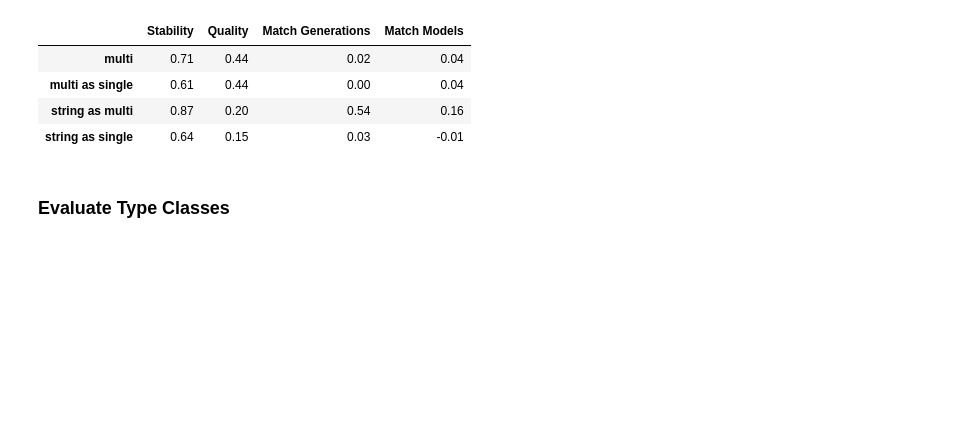
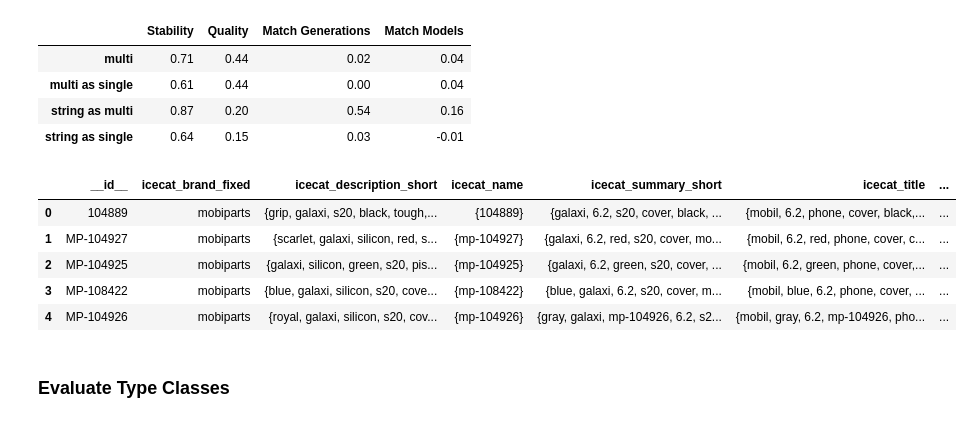
Before and after one commit to hd-code/ma-product-clustering, a Jupyter notebook: cluster-analysis/notebooks/clustering/1-cases.ipynb, the cells around one changed output. Saved outputs shown, nothing was run; the diff lists cells and outputs as text; code cells hidden in the pictures; blank space fills up the shorter version.

```diff
--- a/cluster-analysis/notebooks/clustering/1-cases.ipynb
+++ b/cluster-analysis/notebooks/clustering/1-cases.ipynb
@@ -230,3 +230,19 @@ pd.DataFrame({
 | multi as single | 0.61 | 0.44 | 0.00 | 0.04 |
 | string as multi | 0.87 | 0.20 | 0.54 | 0.16 |
 | string as single | 0.64 | 0.15 | 0.03 | -0.01 |
+# %%
+dataset = ac.dataset_from_records(products_df[attr_codes_str].to_dict("records"))
+bik = clustering.BisectingKMeans(dataset, ac.Centroid, random_state=0)
+res_gen = bik.labels_flat(k_generations)
+res_mod = bik.labels_flat(k_models)
+tmp_df = products_df[[ac.KEY_ID, "icecat_brand_fixed"]+ attr_codes_str].copy()
+tmp_df["generation"] = res_gen
+tmp_df["model"] = res_mod
+tmp_df.head()
+# %% [output]
+|  | __id__ | icecat_brand_fixed | icecat_description_short | icecat_name | icecat_summary_short | icecat_title | ... |
+| 0 | 104889 | mobiparts | {grip, galaxi, s20, black, tough,... | {104889} | {galaxi, 6.2, s20, cover, black, ... | {mobil, 6.2, phone, cover, black,... | ... |
+| 1 | MP-104927 | mobiparts | {scarlet, galaxi, silicon, red, s... | {mp-104927} | {galaxi, 6.2, red, s20, cover, mo... | {mobil, 6.2, red, phone, cover, c... | ... |
+| 2 | MP-104925 | mobiparts | {galaxi, silicon, green, s20, pis... | {mp-104925} | {galaxi, 6.2, green, s20, cover, ... | {mobil, 6.2, green, phone, cover,... | ... |
+| 3 | MP-108422 | mobiparts | {blue, galaxi, silicon, s20, cove... | {mp-108422} | {blue, galaxi, 6.2, s20, cover, m... | {mobil, blue, 6.2, phone, cover, ... | ... |
+| 4 | MP-104926 | mobiparts | {royal, galaxi, silicon, s20, cov... | {mp-104926} | {gray, galaxi, mp-104926, 6.2, s2... | {mobil, gray, 6.2, mp-104926, pho... | ... |
```
Also changed, not shown: parts of 1 cell of this notebook, 21 other files.
